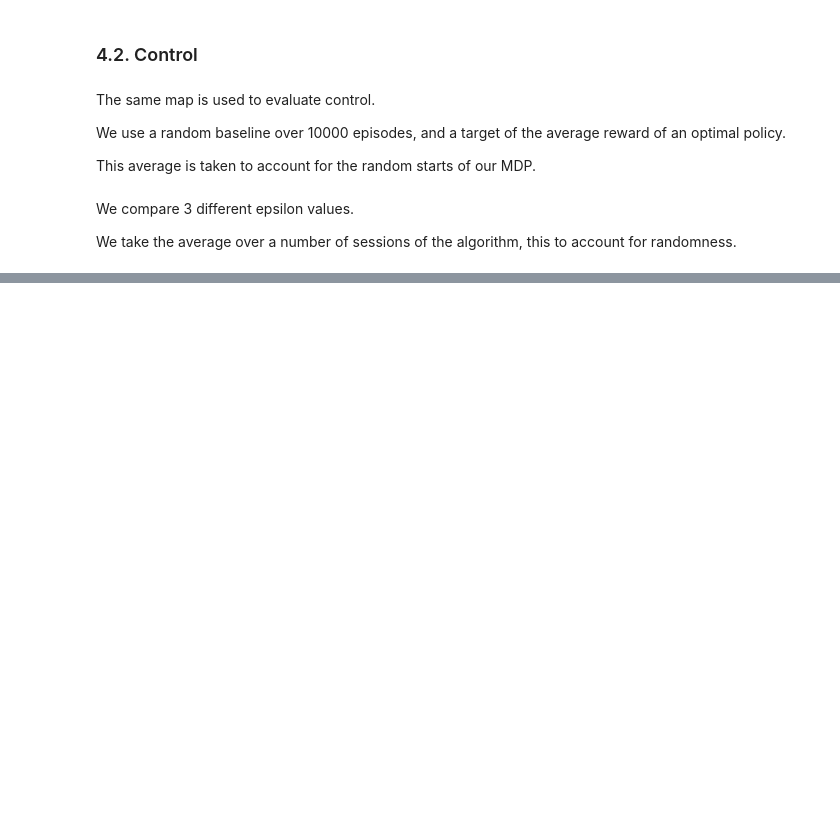
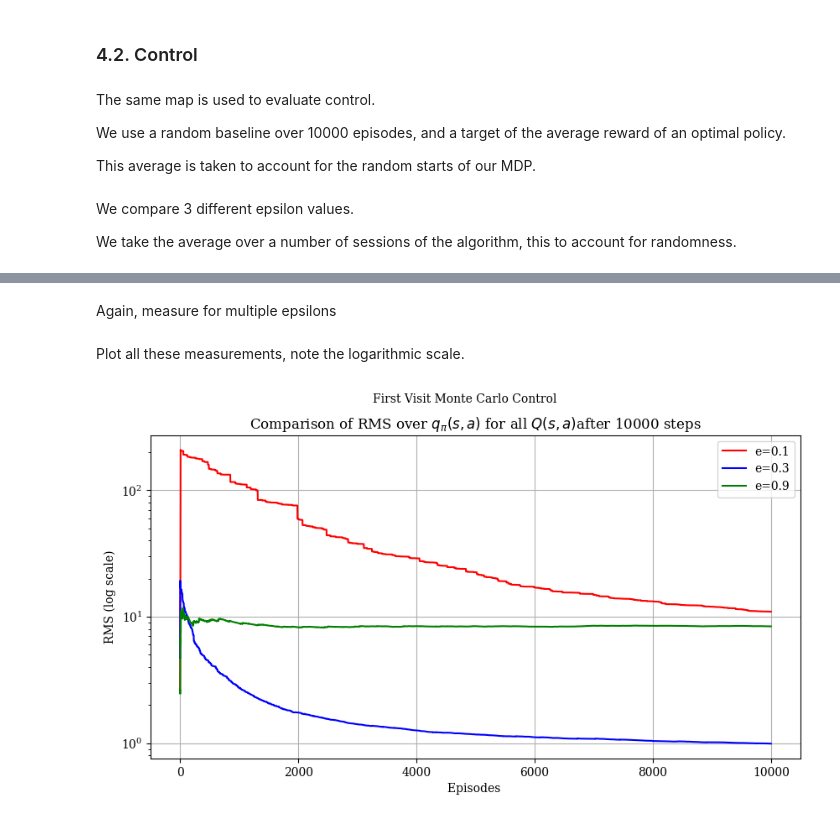
Before and after one commit to OlivierBroekman/herringbone, a Jupyter notebook: analysis.ipynb, the cells around one changed output, grey strips where cells are left out. Cells and saved outputs as stored; diff of their text form; code cells hidden in the pictures; blank space fills up the shorter version.

```diff
--- a/analysis.ipynb
+++ b/analysis.ipynb
@@ -218,0 +220,3 @@ plot_cumulative_rewards(mc_e001_cumulative_rewards, mc_e03_cumulative_rewards, m
+# %%
+"""Ground truth based on Dynamic Programmign (See 4.2.1) """
+exact_value_function = pi_q_values
@@ -218,0 +231,44 @@ plot_cumulative_rewards(mc_e001_cumulative_rewards, mc_e03_cumulative_rewards, m
+# %% [markdown]
+Again, measure for multiple epsilons
+# %%
+steps = 10000
+rms_over_time = []
+def measure_action_value_rms(epsilon, steps):
+    rms_over_time = []
+    mc_controller = hb.MonteCarloController(demo_mdp, epsilon)
+    for i in range(steps):
+        mc_controller.train(1)
+
+        rms_over_time.append(calc_action_value_rms(exact_value_function,  mc_controller.q_values))
+    return rms_over_time
+
+rms01 = measure_action_value_rms(0.1, steps)
+rms03 = measure_action_value_rms(0.3, steps)
+rms09 = measure_action_value_rms(0.9,steps)
+# %% [markdown]
+Plot all these measurements, note the logarithmic scale.
+# %%
+def plot_q_rms(rms1, rms2,rms3, total_steps):
+    plt.figure(figsize=(10, 5))
+
+    plt.plot(range(len(rms1)), rms1, linestyle='-', color="red", label="e=0.1")
+
+    plt.plot(range(len(rms2)), rms2, linestyle='-', color="blue", label="e=0.3")
+
+    plt.plot(range(len(rms3)), rms3, linestyle='-', color="green", label="e=0.9")
+
+
+    plt.title('Comparison of RMS over $q_{\\pi}(s, a)$ for all (s, a) pairs$' + f"after {total_steps} steps")
+    plt.suptitle('First Visit Monte Carlo Control', fontsize=10)
+    plt.xlabel(f'Episodes ')
+    plt.ylabel('RMS (log scale)')
+
+    plt.grid(True)
+    plt.legend()
+    plt.yscale("log")
+    plt.show()
+
+
+plot_q_rms(rms01, rms03,rms09, step_size*steps)
+# %% [output]
+[figure, added]
```
Also changed, not shown: parts of 11 cells of this notebook, 1 other file.
